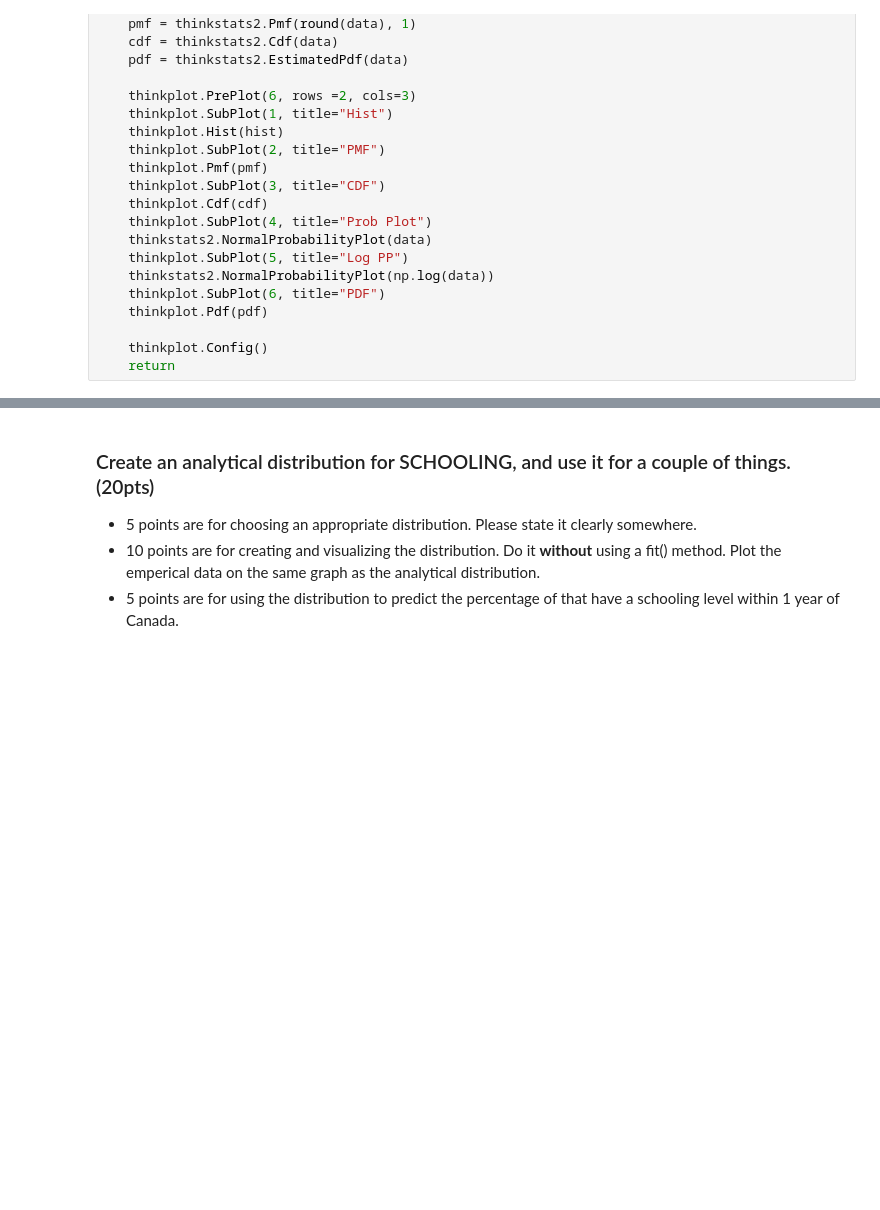
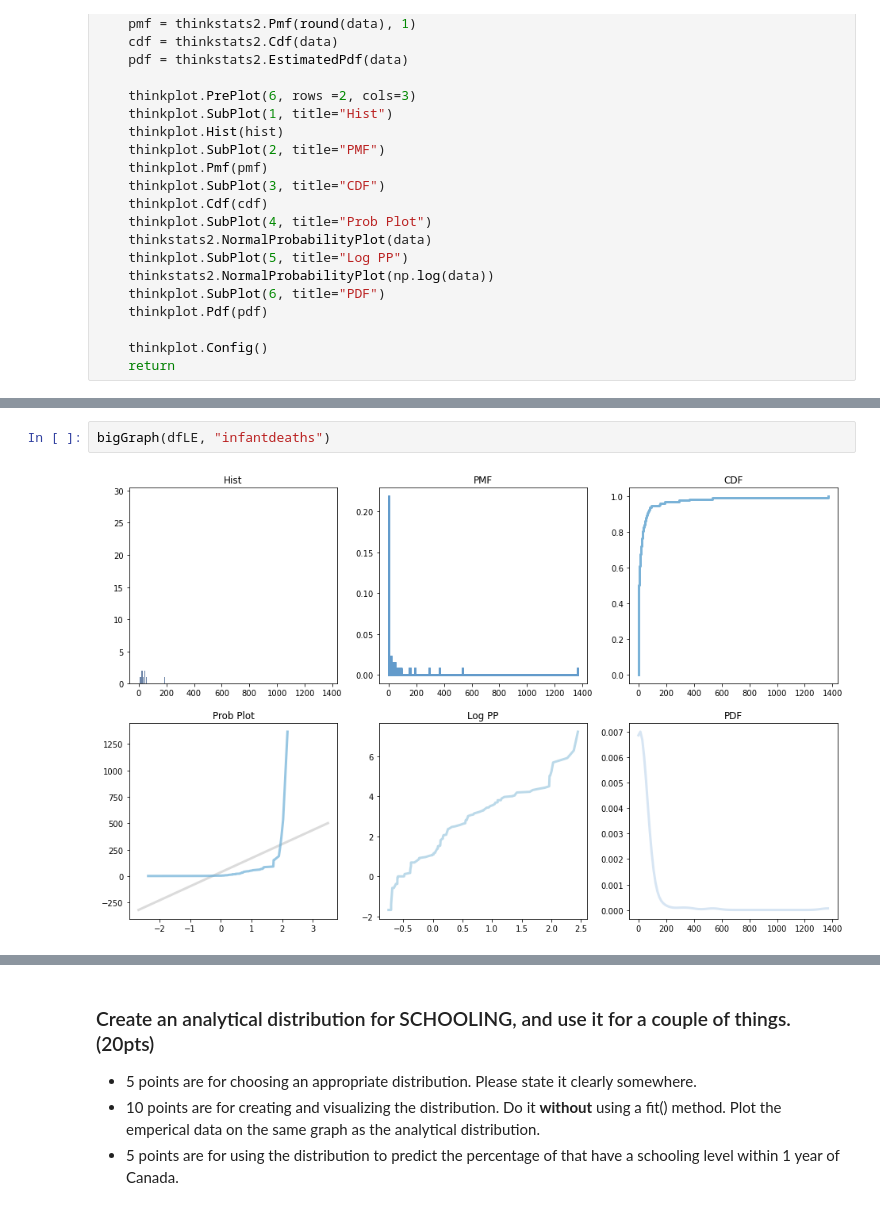
Before and after one commit to CcDenn/BSIP_Assignment_2_Students, a Jupyter notebook: stats_asn_2_start.ipynb, the cells around one changed output, grey strips where cells are left out. Drawn from its saved outputs; the diff is of its cells as text; blank space fills up the shorter version.

```diff
--- a/stats_asn_2_start.ipynb
+++ b/stats_asn_2_start.ipynb
@@ -102,0 +111,4 @@ def bigGraph(df_in, columnName):
+# %%
+bigGraph(dfLE, "infantdeaths")
+# %% [output]
+[figure, added]
```
Also changed, not shown: parts of 23 cells of this notebook.
